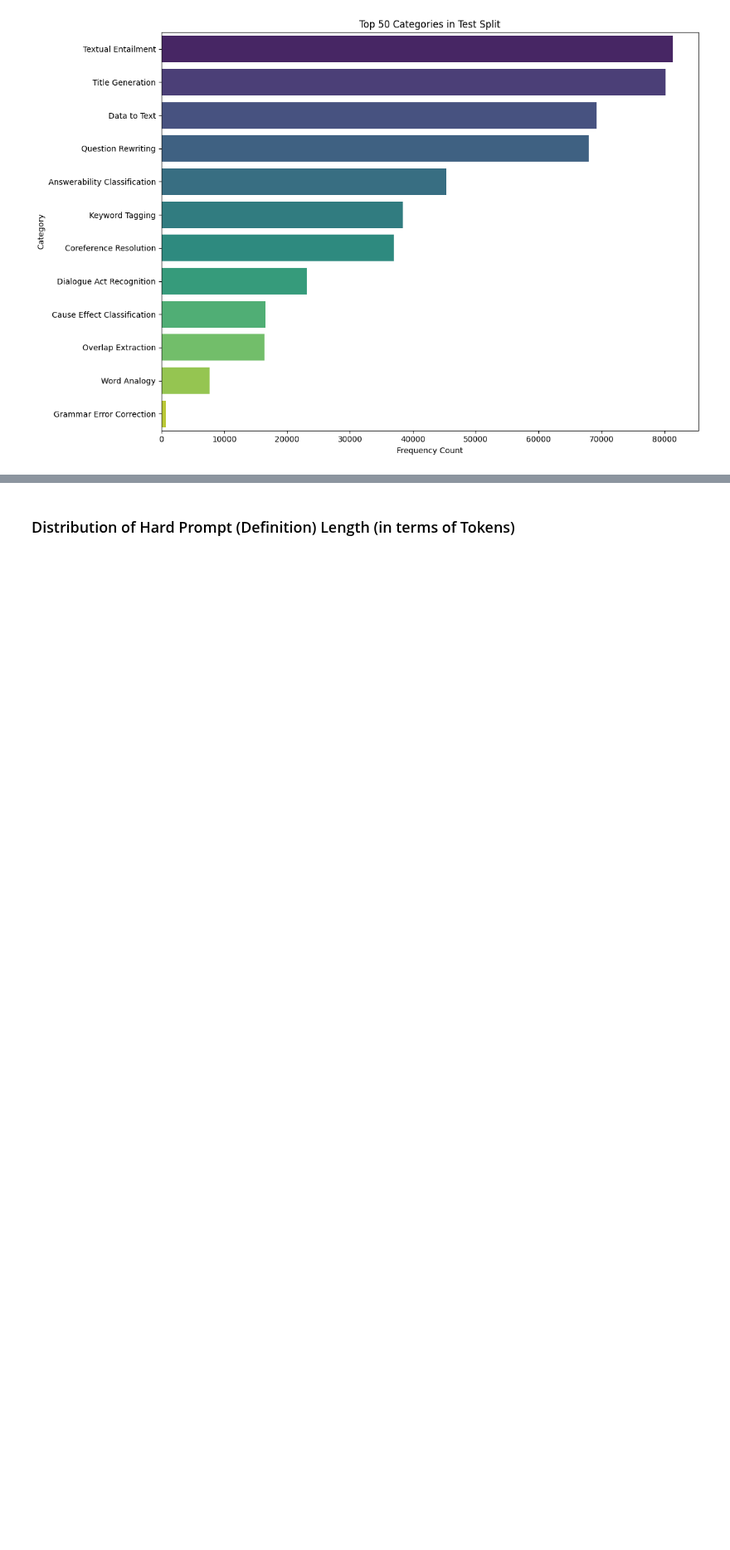
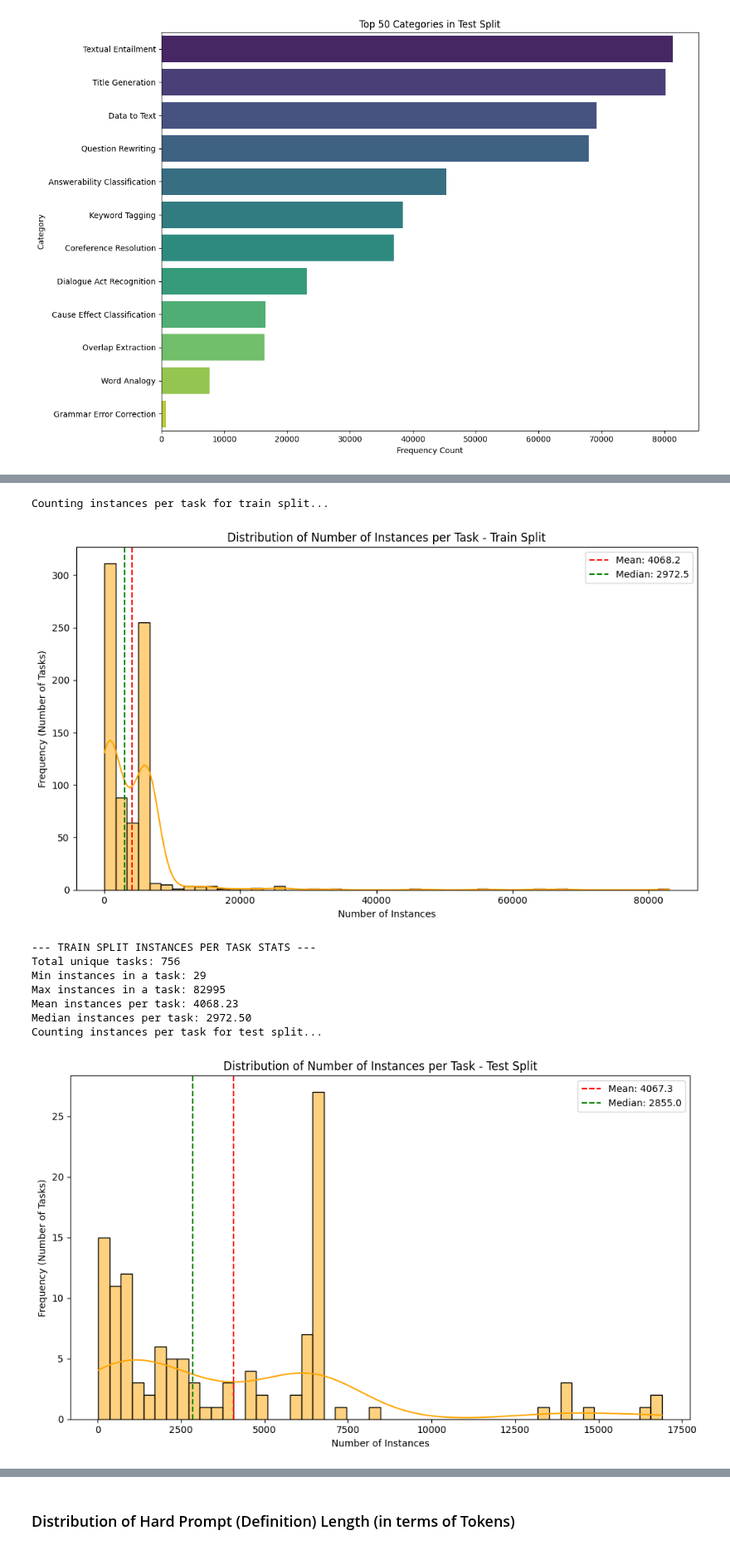
Before and after one commit to macmacmacmac/softprompt_translator, a Jupyter notebook: src/softprompt_experiments/scripts/soft_prompt_mapper/supernat_instruct_DoD/supernat_instruct_analysis_english.ipynb, the cells around one changed output, grey strips where cells are left out. Shown at 83% size. Saved outputs shown, nothing was run; the diff lists cells and outputs as text; code cells hidden in the pictures; blank space fills up the shorter version.

```diff
--- a/src/softprompt_experiments/scripts/soft_prompt_mapper/supernat_instruct_DoD/supernat_instruct_analysis_english.ipynb
+++ b/src/softprompt_experiments/scripts/soft_prompt_mapper/supernat_instruct_DoD/supernat_instruct_analysis_english.ipynb
@@ -243,0 +350,60 @@ Grammar Error Correction: 754 (0.16%)
+# %%
+def plot_instances_per_task(split, total_instances=None):
+    task_counts = Counter()
+
+    # Select only the task_name column to optimize streaming performance
+    subset = dataset[split].select_columns(['task_name'])
+
+    print(f"Counting instances per task for {split} split...")
+
+    total_batches = math.ceil(total_instances / 1000) if total_instances else None
+
+    # Iterate through the streaming dataset in batches
+    for batch in tqdm(subset.iter(batch_size=1000), total=total_batches):
+        task_counts.update(batch['task_name'])
+
+    counts = list(task_counts.values())
+
+    # Plotting the distribution
+    plt.figure(figsize=(10, 6))
+    sns.histplot(counts, bins=50, kde=True, color='orange')
+
+    # Calculate mean and median
+    mean_count = np.mean(counts)
+    median_count = np.median(counts)
+
+    # Add vertical lines for mean and median
+    plt.axvline(mean_count, color='red', linestyle='dashed', linewidth=1.5, label=f'Mean: {mean_count:.1f}')
+    plt.axvline(median_count, color='green', linestyle='dashed', linewidth=1.5, label=f'Median: {median_count:.1f}')
+
+    plt.title(f"Distribution of Number of Instances per Task - {split.capitalize()} Split")
+    plt.xlabel("Number of Instances")
+    plt.ylabel("Frequency (Number of Tasks)")
+    plt.legend()
+    plt.tight_layout()
+    plt.show()
+
+    # Print summary statistics
+    print(f"--- {split.upper()} SPLIT INSTANCES PER TASK STATS ---")
+    print(f"Total unique tasks: {len(task_counts)}")
+    print(f"Min instances in a task: {np.min(counts)}")
+    print(f"Max instances in a task: {np.max(counts)}")
+    print(f"Mean instances per task: {mean_count:.2f}")
+    print(f"Median instances per task: {median_count:.2f}")
+
+    return task_counts
+
+# Run for both splits
+train_task_counts = plot_instances_per_task("train", total_instances=4902436)
+test_task_counts = plot_instances_per_task("test")
+# %% [output]
+Counting instances per task for train split...
+[figure, added]
+--- TRAIN SPLIT INSTANCES PER TASK STATS ---
+Total unique tasks: 756
+Min instances in a task: 29
+Max instances in a task: 82995
+Mean instances per task: 4068.23
+Median instances per task: 2972.50
+Counting instances per task for test split...
+[figure, added]
```
Also changed, not shown: parts of 9 cells of this notebook.
